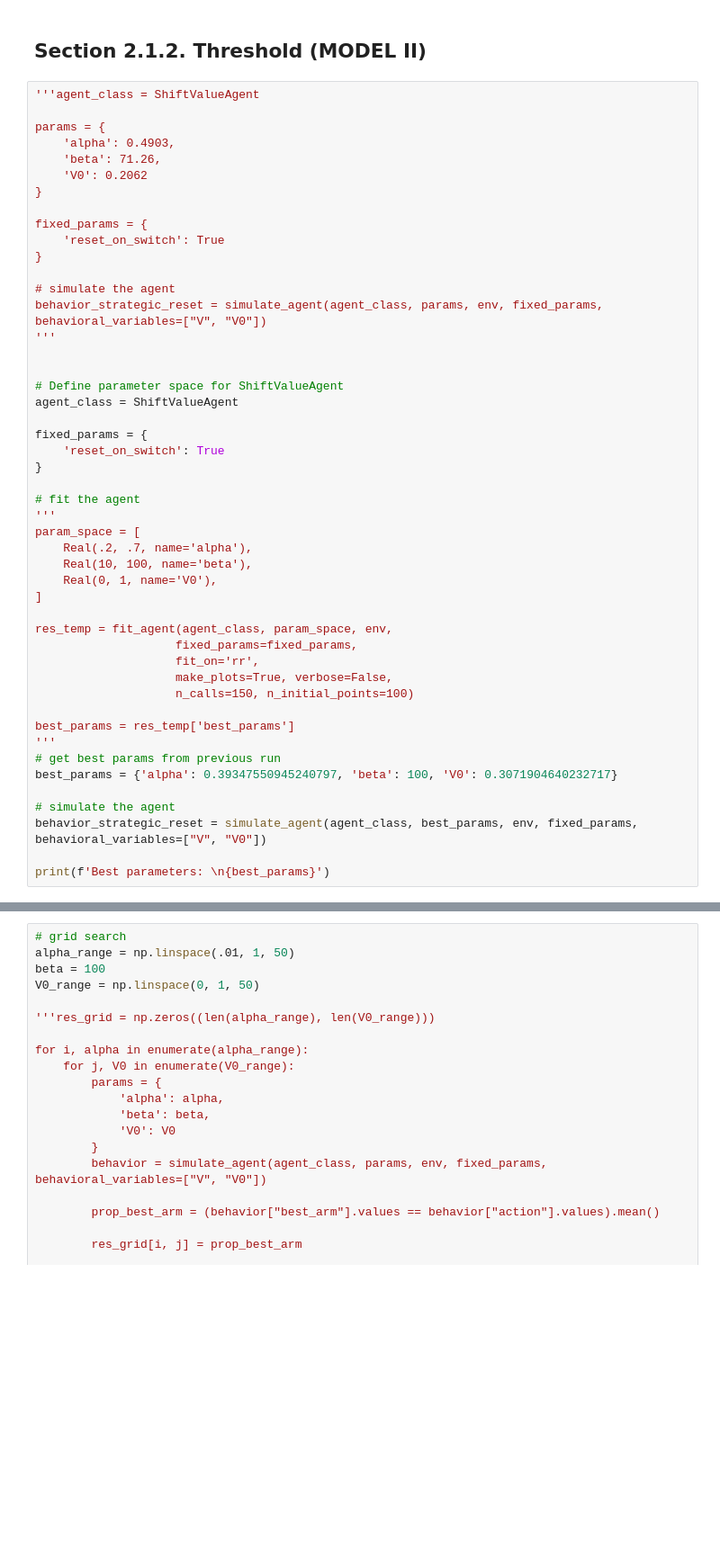
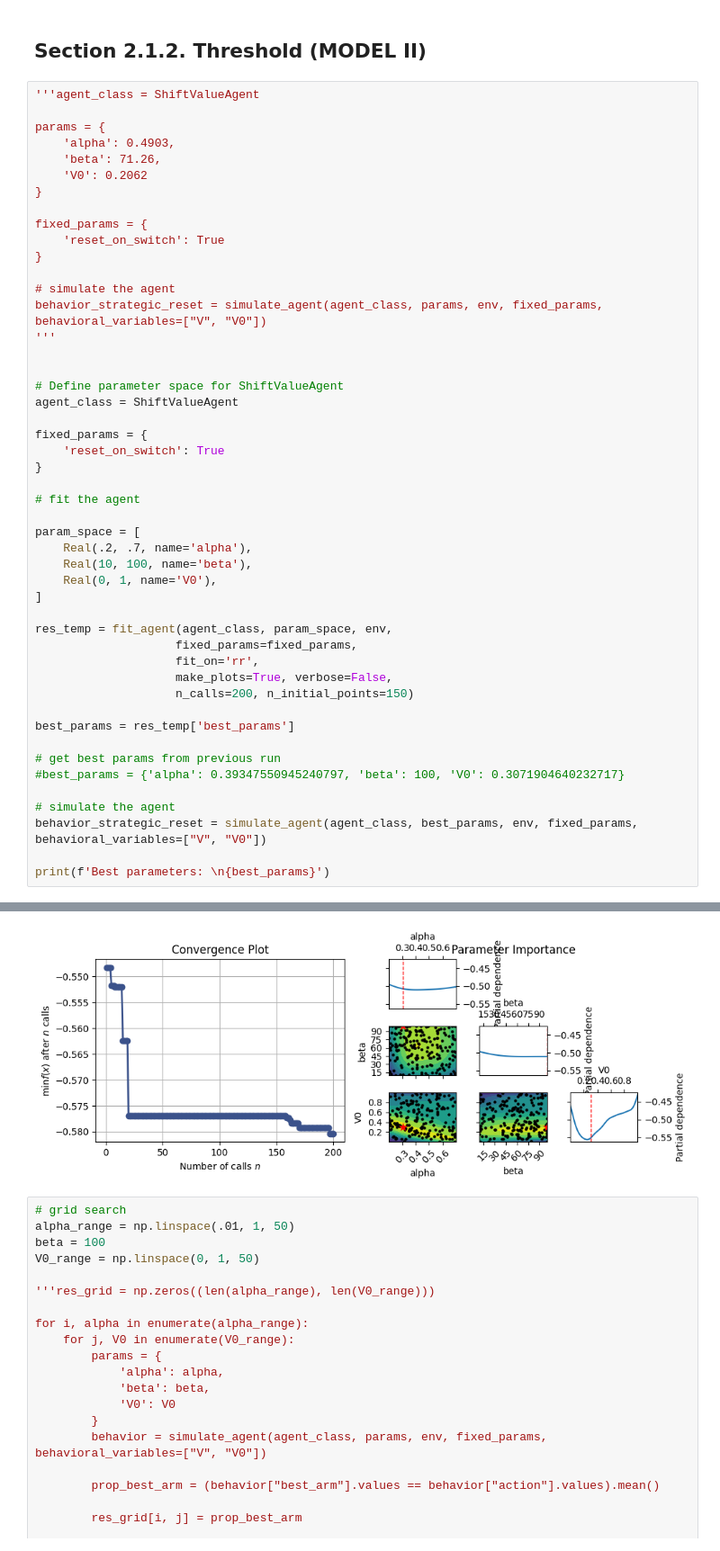
Before and after one commit to ungzs1/popy_05, a Jupyter notebook: notebooks/behav_modeling/model_optimizing.ipynb, the cells around one changed output, grey strips where cells are left out. Shown at 90% size. Cells and saved outputs as stored; diff of their text form; blank space fills up the shorter version.

```diff
--- a/notebooks/behav_modeling/model_optimizing.ipynb
+++ b/notebooks/behav_modeling/model_optimizing.ipynb
@@ -484,7 +474,7 @@ fixed_params = {
 }
 
 # fit the agent
-'''
+
 param_space = [
     Real(.2, .7, name='alpha'),
     Real(10, 100, name='beta'),
@@ -495,12 +485,12 @@ res_temp = fit_agent(agent_class, param_space, env,
                     fixed_params=fixed_params,
                     fit_on='rr',
                     make_plots=True, verbose=False,
-                    n_calls=150, n_initial_points=100)
+                    n_calls=200, n_initial_points=150)
 
 best_params = res_temp['best_params']
-'''
+
 # get best params from previous run
-best_params = {'alpha': 0.39347550945240797, 'beta': 100, 'V0': 0.3071904640232717}
+#best_params = {'alpha': 0.39347550945240797, 'beta': 100, 'V0': 0.3071904640232717}
 
 # simulate the agent
 behavior_strategic_reset = simulate_agent(agent_class, best_params, env, fixed_params, behavioral_variables=["V", "V0"])
@@ -512,3 +502,4 @@ Best parameters:
+[figure, added]
 # %%
 # grid search
 alpha_range = np.linspace(.01, 1, 50)
```
Also changed, not shown: parts of 14 cells of this notebook, 33 other files.
